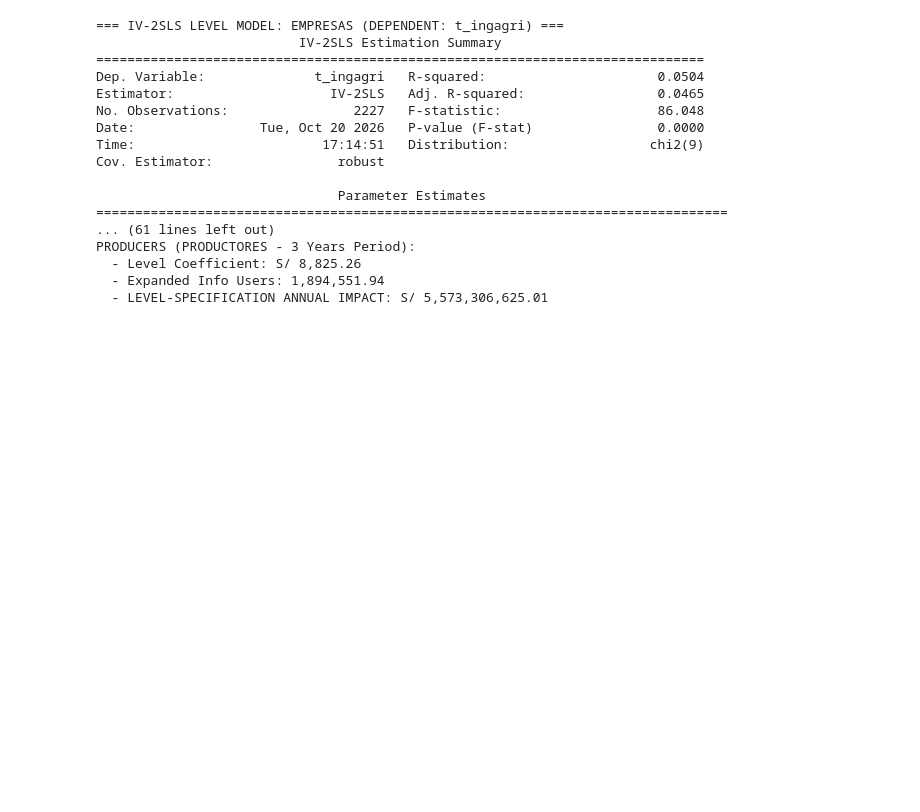
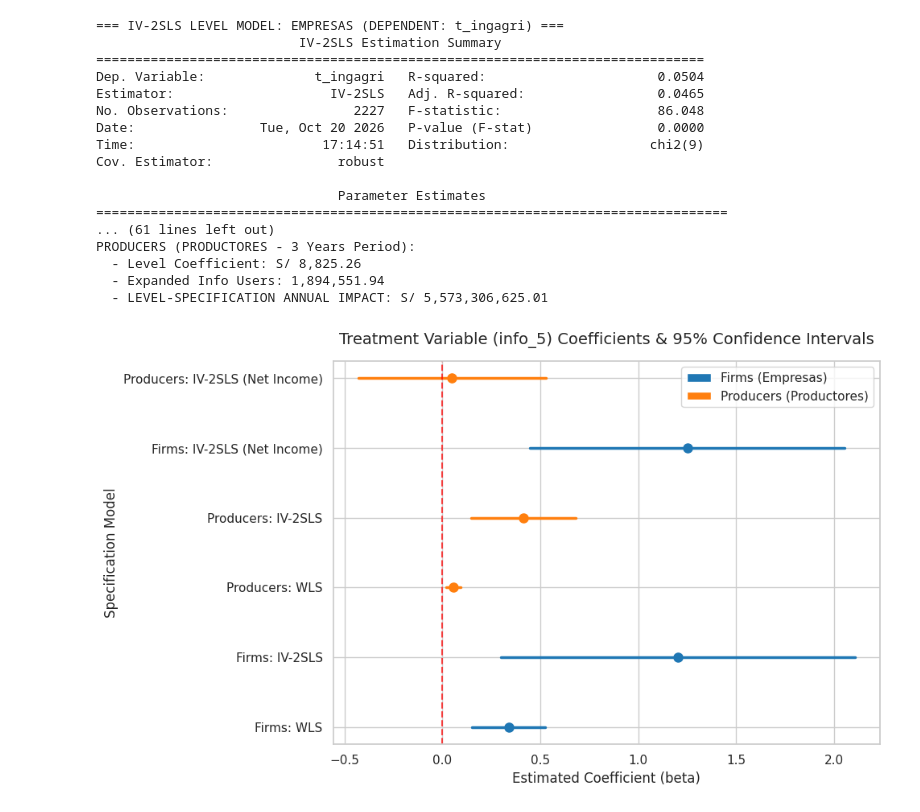
Before and after one commit to eduzegarra/grade_01, a Jupyter notebook: info_05_modelos.ipynb, the cells around one changed output. Saved outputs shown, nothing was run; the diff lists cells and outputs as text; code cells hidden in the pictures; blank space fills up the shorter version.

```diff
--- a/info_05_modelos.ipynb
+++ b/info_05_modelos.ipynb
@@ -635,3 +716,92 @@ PRODUCERS (PRODUCTORES - 3 Years Period):
   - Level Coefficient: S/ 8,825.26
   - Expanded Info Users: 1,894,551.94
   - LEVEL-SPECIFICATION ANNUAL IMPACT: S/ 5,573,306,625.01
+# %%
+import matplotlib.pyplot as plt
+import seaborn as sns
+import pandas as pd
+import numpy as np
+
+# Coefficients, standard errors, and confidence intervals for info_5
+forest_data = [
+    {
+        'Model': 'Firms: WLS',
+        'Estimate': 0.3383,
+        'StdErr': 0.0960,
+        'LowerCI': 0.3383 - 1.96 * 0.0960,
+        'UpperCI': 0.3383 + 1.96 * 0.0960,
+        'Segment': 'Firms (Empresas)'
+    },
+    {
+        'Model': 'Firms: IV-2SLS',
+        'Estimate': 1.2025,
+        'StdErr': 0.4614,
+        'LowerCI': 1.2025 - 1.96 * 0.4614,
+        'UpperCI': 1.2025 + 1.96 * 0.4614,
+        'Segment': 'Firms (Empresas)'
+    },
+    {
+        'Model': 'Producers: WLS',
+        'Estimate': 0.0573,
+        'StdErr': 0.0190,
+        'LowerCI': 0.0573 - 1.96 * 0.0190,
+        'UpperCI': 0.0573 + 1.96 * 0.0190,
+        'Segment': 'Producers (Productores)'
+    },
+    {
+        'Model': 'Producers: IV-2SLS',
+        'Estimate': 0.4128,
+        'StdErr': 0.1367,
+        'LowerCI': 0.4128 - 1.96 * 0.1367,
+        'UpperCI': 0.4128 + 1.96 * 0.1367,
+        'Segment': 'Producers (Productores)'
+    },
+    {
+        'Model': 'Firms: IV-2SLS (Net Income)',
+        'Estimate': 1.2498,
+        'StdErr': 0.4107,
+        'LowerCI': 1.2498 - 1.96 * 0.4107,
+        'UpperCI': 1.2498 + 1.96 * 0.4107,
+        'Segment': 'Firms (Empresas)'
+    },
+    {
+        'Model': 'Producers: IV-2SLS (Net Income)',
+        'Estimate': 0.0493,
+        'StdErr': 0.2446,
+        'LowerCI': 0.0493 - 1.96 * 0.2446,
+        'UpperCI': 0.0493 + 1.96 * 0.2446,
+        'Segment': 'Producers (Productores)'
+    }
+]
+
+df_forest = pd.DataFrame(forest_data)
+
+# Create the plot
+plt.figure(figsize=(10, 6))
+sns.set_theme(style="whitegrid")
+
+# Draw error bars (confidence intervals)
+for i, row in df_forest.iterrows():
+    color = '#1f77b4' if row['Segment'] == 'Firms (Empresas)' else '#ff7f0e'
+    plt.plot([row['LowerCI'], row['UpperCI']], [row['Model'], row['Model']], color=color, linewidth=2.5)
+    plt.plot(row['Estimate'], row['Model'], 'o', color=color, markersize=8)
+
+# Add vertical line at zero to visually inspect significance
+plt.axvline(x=0, color='red', linestyle='--', alpha=0.7, label='No Effect')
+
+plt.title('Treatment Variable (info_5) Coefficients & 95% Confidence Intervals', fontsize=14, pad=15)
+plt.xlabel('Estimated Coefficient (beta)', fontsize=12)
+plt.ylabel('Specification Model', fontsize=12)
+
+# Create a manual legend
+from matplotlib.patches import Patch
+legend_elements = [
+    Patch(facecolor='#1f77b4', label='Firms (Empresas)'),
+    Patch(facecolor='#ff7f0e', label='Producers (Productores)')
+]
+plt.legend(handles=legend_elements, loc='best')
+
+plt.tight_layout()
+plt.show()
+# %% [output]
+[figure, added]
```
Also changed, not shown: parts of 2 cells of this notebook.
